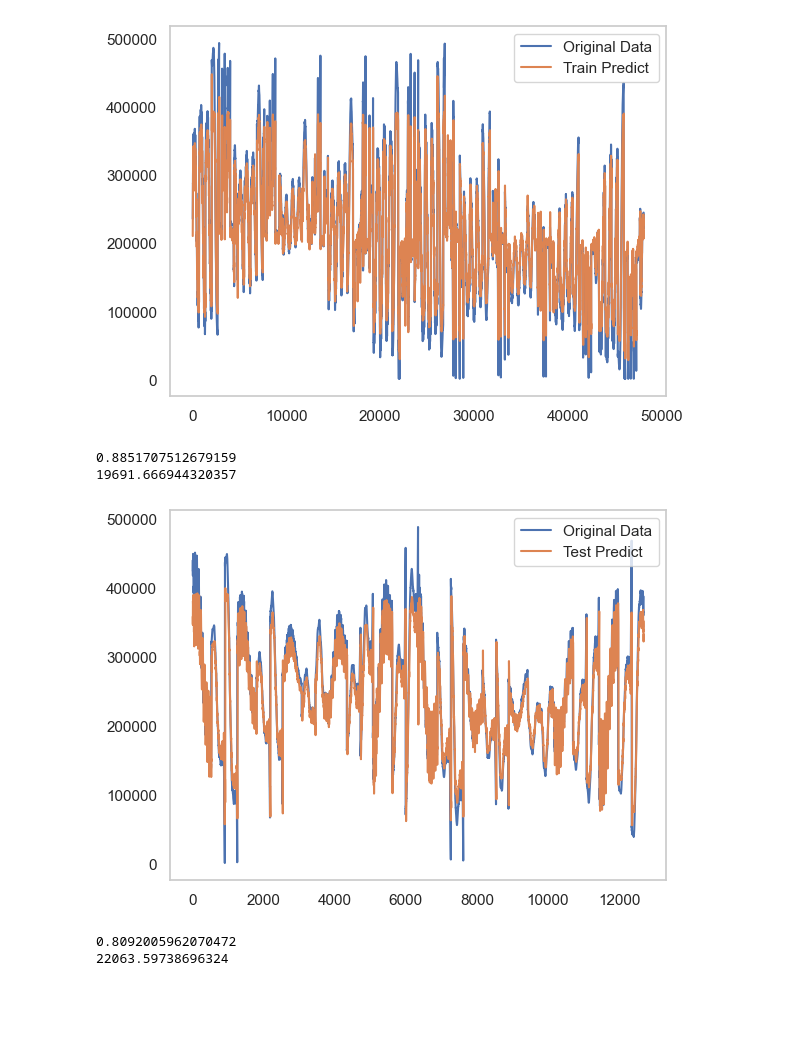
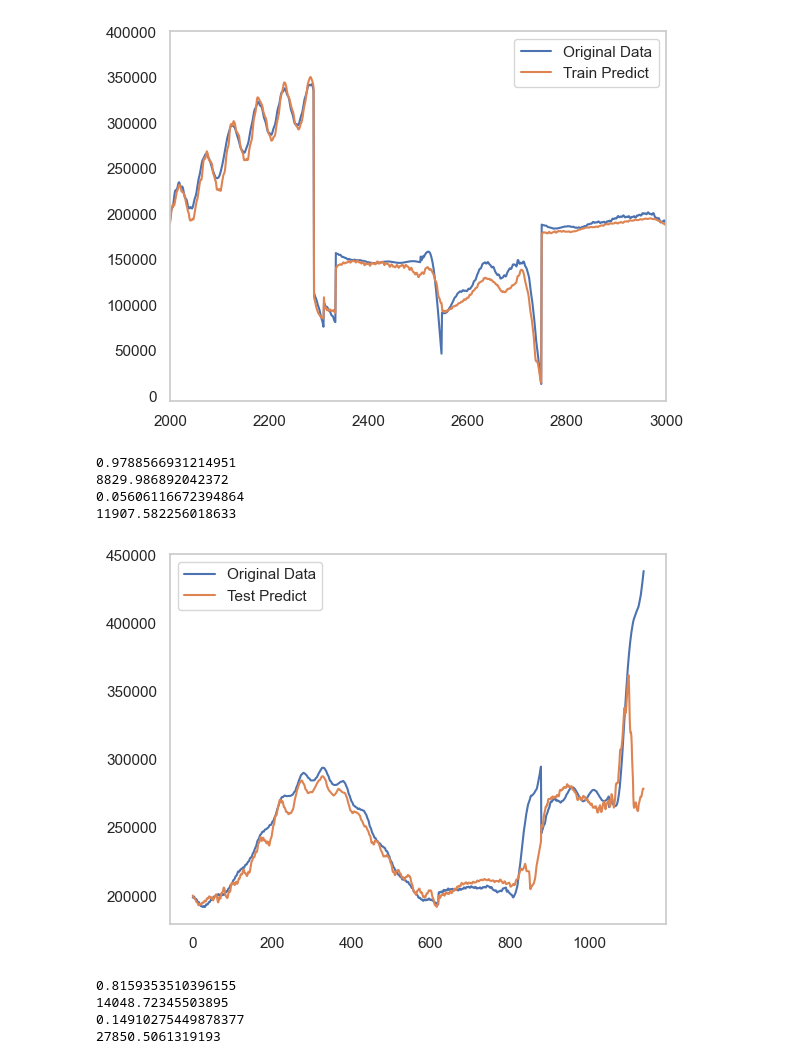
Before and after one commit to jinbeomjeong/estimate_crawler_crane_ground_pressure, a Jupyter notebook: create_est_load_with_tf.ipynb, the cells around one changed output. Drawn from its saved outputs; the diff is of its cells as text; code cells hidden in the pictures; blank space fills up the shorter version.

Commit message:
fix create forecast load

```diff
--- a/create_est_load_with_tf.ipynb
+++ b/create_est_load_with_tf.ipynb
@@ -145,48 +488,33 @@ y_val_pred = best_model.predict(scaled_x_val)
 # %%
-y_train_pred = scaler.inverse_transform(y_train_pred.reshape(-1, 1))
-y_train_pred = y_train_pred.squeeze()
+y_train_pred = scaler.inverse_transform(np.hstack([np.zeros(shape=(pred_train_result_arr.shape[0], n_of_feature)), pred_train_result_arr]))
+y_train_pred = y_train_pred[:, 15:]
 
-y_val_pred = scaler.inverse_transform(y_val_pred.reshape(-1, 1))
-y_val_pred = y_val_pred.squeeze()
+y_val_pred = scaler.inverse_transform(np.hstack([np.zeros(shape=(pred_val_result_arr.shape[0], n_of_feature)), pred_val_result_arr]))
+y_val_pred = y_val_pred[:, 15:]
 
-#y_train_pred = np.exp(y_train_pred)
-#y_val_pred = np.exp(y_val_pred)
+y_train = scaler.inverse_transform(np.hstack([np.zeros(shape=(pred_train_result_arr.shape[0], n_of_feature)), scaled_y_train_arr]))
+y_train = y_train[:, 15:]
 
-#y_train_pred = (y_train_pred*train_std)+train_mean
-#y_val_pred = (y_val_pred*train_std)+train_mean
-
-y_train = scaler.inverse_transform(scaled_y_train.reshape(-1, 1))
-y_train = y_train.squeeze()
-
-y_val = scaler.inverse_transform(scaled_y_val.reshape(-1, 1))
-y_val = y_val.squeeze()
-
-#y_train = np.exp(scaled_y_train)
-#y_val = np.exp(scaled_y_val)
-
-#y_train = (scaled_y_train*train_std)+train_mean
-#y_val = (scaled_y_val*train_std)+train_mean
+y_val = scaler.inverse_transform(np.hstack([np.zeros(shape=(pred_val_result_arr.shape[0], n_of_feature)), scaled_y_val_arr]))
+y_val = y_val[:, 15:]
 # %%
-# 결과 시각화
-
-# 원본 데이터, 학습 데이터에 대한 예측, 테스트 데이터에 대한 예측을 플롯팅합니다.
-plt.plot(y_train, label='Original Data')
-#train_predict_plot = np.zeros(shape=[])
-#train_predict_plot[seq_len:len(train_predict) + seq_len + 10] = train_predict.reshape(-1)
-plt.plot(y_train_pred, label='Train Predict')
-
-#test_predict_plot = np.empty_like(data)
-#test_predict_plot[:] = np.nan
-#test_predict_plot[len(train_predict) + (seq_len * 2) + 1:len(data) - 1] = test_predict.reshape(-1)
-#plt.plot(test_predict_plot, label='Test Predict')
+train_load_index = 8
+sns.lineplot(y_train[:, train_load_index], label='Original Data')
+sns.lineplot(y_train_pred[:, train_load_index], label='Train Predict')
+plt.xlim(2000, 3000)
 plt.grid()
 plt.legend()
 plt.show()
 # %% [output]
-[figure, old version]
+[figure, new version]
 # %%
 print(r2_score(y_train, y_train_pred))
 print(mean_absolute_error(y_train, y_train_pred))
+print(mean_absolute_percentage_error(y_train, y_train_pred))
+print(np.sqrt(mean_squared_error(y_train, y_train_pred)))
+#print(dtw.distance(y_train[:, 0], y_train_pred[:, 0]))
 # %% [output]
-0.8851707512679159
-19691.666944320357
+0.9788566931214951
+8829.986892042372
+0.05606116672394864
+11907.582256018633
@@ -193,14 +524,23 @@ print(mean_absolute_error(y_train, y_train_pred))
 # %%
-plt.plot(y_val, label='Original Data')
-plt.plot(y_val_pred,  label='Test Predict')
+val_load_index = 2
+sns.set(font_scale=1.0)
+sns.set_style("whitegrid", {'grid.linestyle': '--'})
+sns.lineplot(y_val[:, val_load_index], label='Original Data')
+sns.lineplot(y_val_pred[:, val_load_index],  label='Test Predict')
+#plt.xlim(0, 500)
 plt.grid()
 plt.legend()
 plt.show()
 # %% [output]
-[figure, old version]
+[figure, new version]
 # %%
 print(r2_score(y_val, y_val_pred))
 print(mean_absolute_error(y_val, y_val_pred))
+print(mean_absolute_percentage_error(y_val, y_val_pred))
+print(np.sqrt(mean_squared_error(y_val, y_val_pred)))
+#print(dtw.distance(y_val[:, 0], y_val_pred[:, 0]))
 # %% [output]
-0.8092005962070472
-22063.59738696324
+0.8159353510396155
+14048.72345503895
+0.14910275449878377
+27850.5061319193
```
Also changed, not shown: parts of 50 cells of this notebook, 3 other files.
